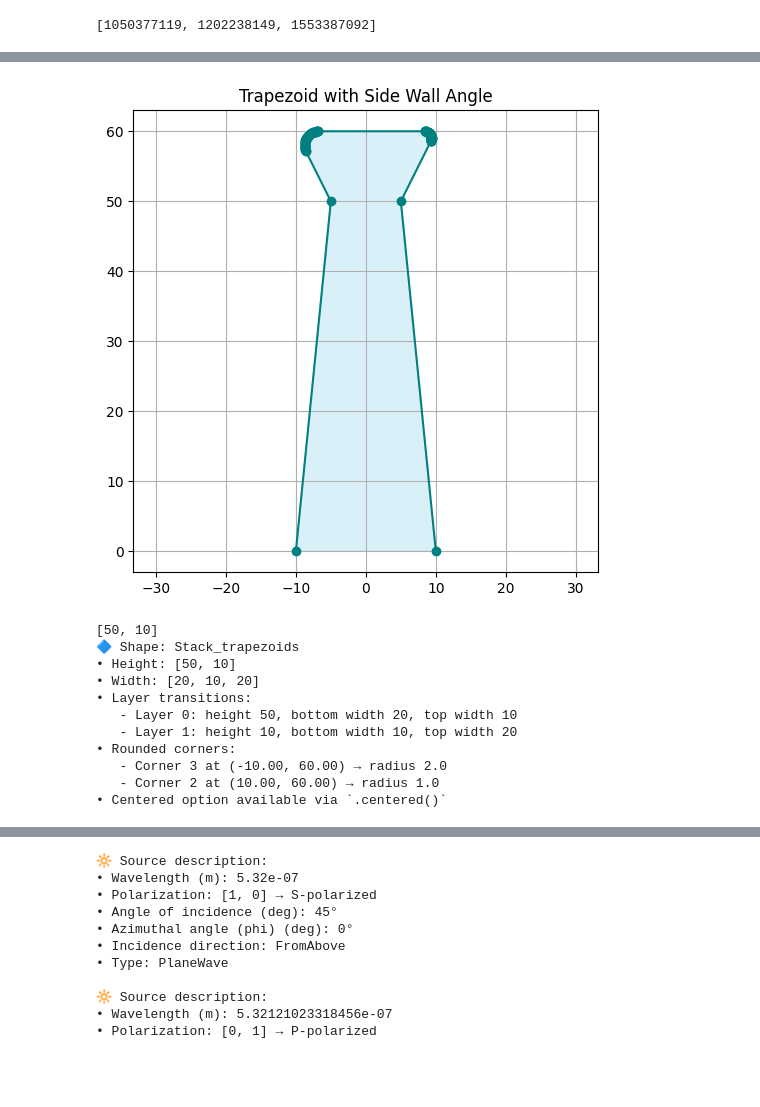
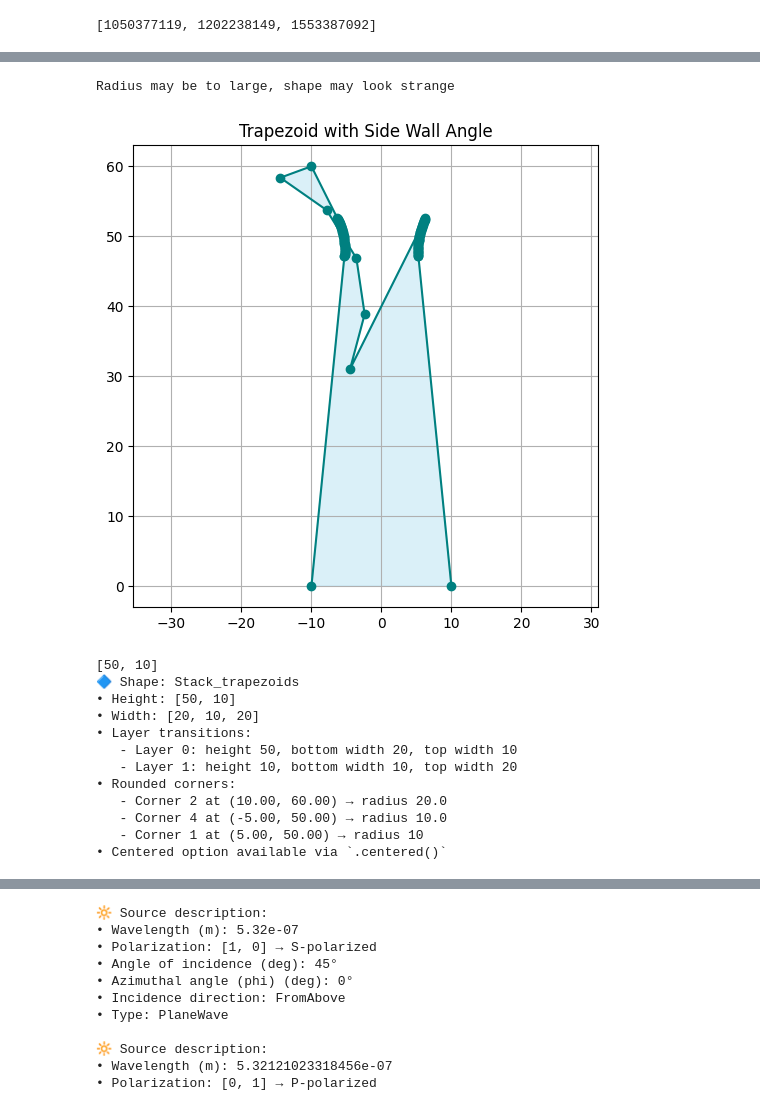
Before and after one commit to kasandrle/JCMwave_modeling, a Jupyter notebook: notbooks/start.ipynb, the cells around one changed output, grey strips where cells are left out. Cells and saved outputs as stored; diff of their text form; code cells hidden in the pictures; blank space fills up the shorter version.

Commit message:
making corner rounding kind of more stable

```diff
--- a/notbooks/start.ipynb
+++ b/notbooks/start.ipynb
@@ -66,24 +254,26 @@ jcmwave.daemon.add_workstation(
 # %%
 
 
 # Example usage
-params = {'height': [50,10], 'width': [20,10,20],'corner_radii': {3: 2.0, 2: 1.0}}
+params = {'height': [50,10], 'width': [20,10,20],'corner_radii': {2: 10.0, 4: 10.0,2: 20.0,1:10},'n':5}
 #params = {'height': 50, 'width': 20}#,'corner_radii': {3: 2.0, 2: 1.0}}
 #params = {'control_points':[(15,0),(10,10),(-10,10),(-10,0)]}
 gen = ShapeGenerator('stack_trapezoids', params)
 
 gen.plot(title="Trapezoid with Side Wall Angle")
 print(gen.describe())
 # %% [output]
+Radius may be to large, shape may look strange
-[figure, old version]
+[figure, new version]
-[50, 10]
-🔷 Shape: Stack_trapezoids
-• Height: [50, 10]
-• Width: [20, 10, 20]
-• Layer transitions:
-   - Layer 0: height 50, bottom width 20, top width 10
-   - Layer 1: height 10, bottom width 10, top width 20
-• Rounded corners:
-   - Corner 3 at (-10.00, 60.00) → radius 2.0
-   - Corner 2 at (10.00, 60.00) → radius 1.0
-• Centered option available via `.centered()`
+[50, 10]
+🔷 Shape: Stack_trapezoids
+• Height: [50, 10]
+• Width: [20, 10, 20]
+• Layer transitions:
+   - Layer 0: height 50, bottom width 20, top width 10
+   - Layer 1: height 10, bottom width 10, top width 20
+• Rounded corners:
+   - Corner 2 at (10.00, 60.00) → radius 20.0
+   - Corner 4 at (-5.00, 50.00) → radius 10.0
+   - Corner 1 at (5.00, 50.00) → radius 10
+• Centered option available via `.centered()`
```
Also changed, not shown: parts of 6 cells of this notebook, 2 other files.
